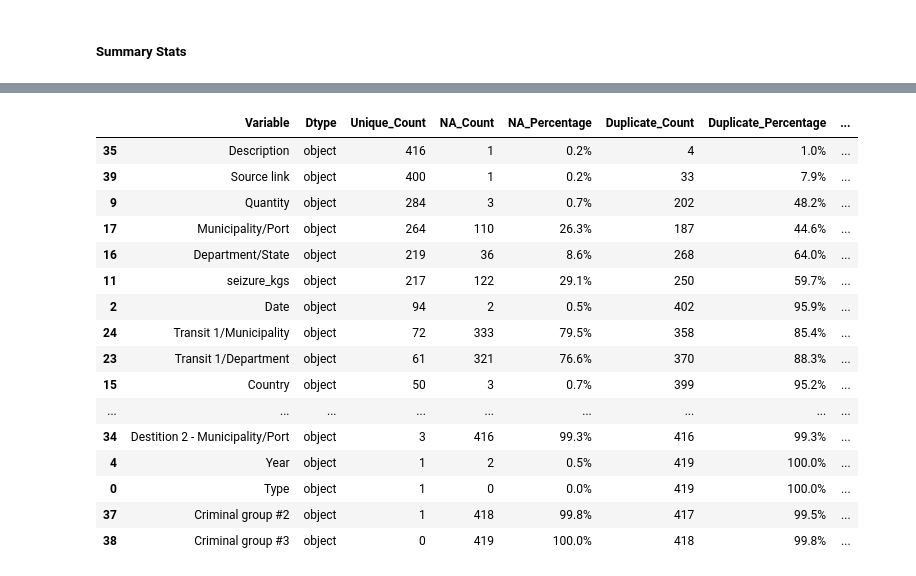
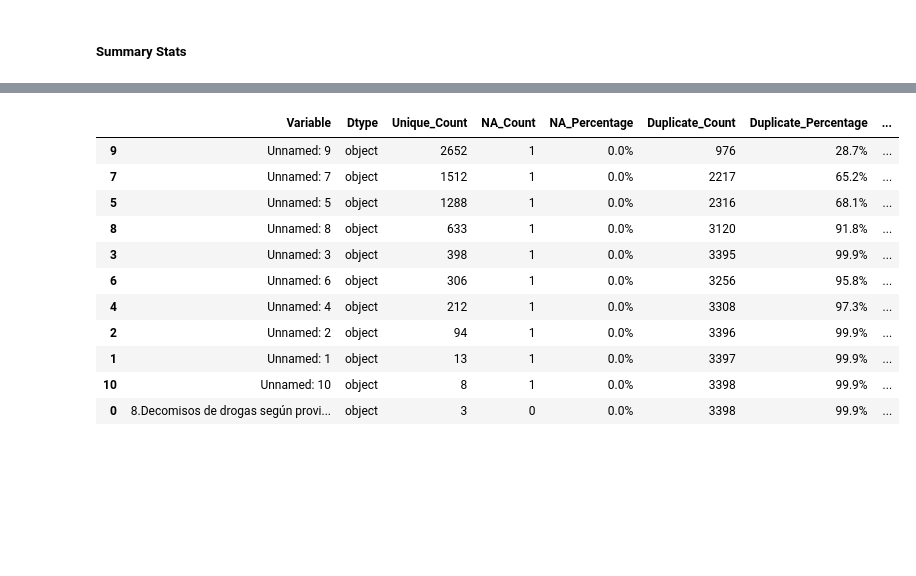
Before and after one commit to FelipeVillota/costa-rica-presentation, a Jupyter notebook: cr-script.ipynb, the cells around one changed output, grey strips where cells are left out. Saved outputs shown, nothing was run; the diff lists cells and outputs as text; code cells hidden in the pictures; blank space fills up the shorter version.

```diff
--- a/cr-script.ipynb
+++ b/cr-script.ipynb
@@ -62,9 +62,9 @@ from io import BytesIO
 ### Loading Data
 # %%
 # Use raw GitHub URLs
-url_homicidios = "https://github.com/FelipeVillota/costa-rica-presentation/raw/main/data/raw/CR-homicidios-dolosos-2010-2024.xlsx"
-url_control_ods = "https://github.com/FelipeVillota/costa-rica-presentation/raw/main/data/raw/Control_de_la_Oferta_ODS_SW1.xlsx"
+url_homicides = "https://github.com/FelipeVillota/costa-rica-presentation/raw/main/data/raw/homicides-2010-2024.xlsx"
+url_seizures = "https://github.com/FelipeVillota/costa-rica-presentation/raw/main/data/raw/seizures-2019-2024.xlsx"
 
 # Get file content
-response1 = requests.get(url_homicidios)
-response2 = requests.get(url_control_ods)
+response1 = requests.get(url_homicides)
+response2 = requests.get(url_seizures)
@@ -80,2 +71,11 @@ control_ods_sheet_8 = list(control_ods_sheets.values())[0]
+# %%
+# Load all sheets from each Excel file as separate DataFrames
+homicides_sheets = pd.read_excel(BytesIO(response1.content), engine='openpyxl', sheet_name=None)
+seizures_sheets = pd.read_excel(BytesIO(response2.content), engine='openpyxl', sheet_name=None)
+seizures_df = seizures_sheets['8']
+
+# Here there are dictionaries where keys are sheet names and values are DataFrames
+#
+homicides_sheets = list(homicides_sheets.values())[0]
 # %%
 
@@ -133,35 +172,28 @@ print("✓ Converted empty strings/whitespace to NA values")
 # %% [markdown]
 ##### Summary Stats
 # %%
-def get_dataframe_summary(df):
+def get_dataframe_summary(seizures_df):
     # --- General DataFrame Info ---
     general_info = {
-        "Shape": f"{df.shape[0]} rows × {df.shape[1]} cols",
-        "Memory Usage": f"{df.memory_usage(deep=True).sum() / (1024 ** 2):.2f} MB",
-        "Columns with NA": f"{df.isna().any().sum()} / {len(df.columns)}",
-        "Duplicate Rows": f"{df.duplicated().sum()} ({(df.duplicated().mean() * 100):.1f}%)",
-        "Numeric Columns": f"{df.select_dtypes(include='number').shape[1]}",
-        "Categorical Columns": f"{df.select_dtypes(include=['object', 'category']).shape[1]}",
-        "Datetime Columns": f"{df.select_dtypes(include='datetime').shape[1]}"
+        "Shape": f"{seizures_df.shape[0]} rows × {seizures_df.shape[1]} cols",
+        "Memory Usage": f"{seizures_df.memory_usage(deep=True).sum() / (1024 ** 2):.2f} MB",
+        "Columns with NA": f"{seizures_df.isna().any().sum()} / {len(seizures_df.columns)}",
+        "Duplicate Rows": f"{seizures_df.duplicated().sum()} ({(seizures_df.duplicated().mean() * 100):.1f}%)",
+        "Numeric Columns": f"{seizures_df.select_dtypes(include='number').shape[1]}",
+        "Categorical Columns": f"{seizures_df.select_dtypes(include=['object', 'category']).shape[1]}",
+        "Datetime Columns": f"{seizures_df.select_dtypes(include='datetime').shape[1]}"
     }
 
-  # --- Compute dropdown options per column ---
-    dropdown_options_dict = {
-        col: dropdown_options.get(col, [])
-        for col in df.columns
-    }
     # --- Column-Level Stats ---
     column_stats = pd.DataFrame({
-        'Variable': df.columns,
-        'Dtype': df.dtypes.values,
-        'Unique_Count': df.nunique().values,
-        'NA_Count': df.isna().sum().values,
-        'NA_Percentage': (df.isna().mean() * 100).round(1).values,
-        'Duplicate_Count': df.apply(lambda col: col.duplicated(keep=False).sum()).values,
-        'Duplicate_Percentage': (df.apply(lambda col: col.duplicated(keep=False).mean()) * 100).round(1).values,
-        'Unique_Values': df.apply(lambda x: x.drop_duplicates().tolist()).values,
-        'Dropdown_Options': [dropdown_options_dict[col] for col in df.columns],
-        'Dropdown_Option_Count': [len(dropdown_options_dict[col]) for col in df.columns]
+        'Variable': seizures_df.columns,
+        'Dtype': seizures_df.dtypes.values,
+        'Unique_Count': seizures_df.nunique().values,
+        'NA_Count': seizures_df.isna().sum().values,
+        'NA_Percentage': (seizures_df.isna().mean() * 100).round(1).values,
+        'Duplicate_Count': seizures_df.apply(lambda col: col.duplicated(keep=False).sum()).values,
+        'Duplicate_Percentage': (seizures_df.apply(lambda col: col.duplicated(keep=False).mean()) * 100).round(1).values,
+        'Unique_Values': seizures_df.apply(lambda x: x.drop_duplicates().tolist()).values
     }).sort_values('Unique_Count', ascending=False)
 
 
@@ -172,7 +204,7 @@ def get_dataframe_summary(df):
     return general_info, column_stats
 
 # Run the summary
-general_info, column_stats = get_dataframe_summary(df)
+general_info, column_stats = get_dataframe_summary(seizures_df)
 
 # Print General Info
 print("=== GENERAL DATAFRAME INFO ===")
@@ -193,20 +225,15 @@ Categorical Columns: 41
 Datetime Columns: 0
 
 === COLUMN-LEVEL STATISTICS ===
 |  | Variable | Dtype | Unique_Count | NA_Count | NA_Percentage | Duplicate_Count | Duplicate_Percentage | ... |
-| 35 | Description | object | 416 | 1 | 0.2% | 4 | 1.0% | ... |
-| 39 | Source link | object | 400 | 1 | 0.2% | 33 | 7.9% | ... |
-| 9 | Quantity | object | 284 | 3 | 0.7% | 202 | 48.2% | ... |
-| 17 | Municipality/Port | object | 264 | 110 | 26.3% | 187 | 44.6% | ... |
-| 16 | Department/State | object | 219 | 36 | 8.6% | 268 | 64.0% | ... |
-| 11 | seizure_kgs | object | 217 | 122 | 29.1% | 250 | 59.7% | ... |
-| 2 | Date | object | 94 | 2 | 0.5% | 402 | 95.9% | ... |
-| 24 | Transit 1/Municipality | object | 72 | 333 | 79.5% | 358 | 85.4% | ... |
-| 23 | Transit 1/Department | object | 61 | 321 | 76.6% | 370 | 88.3% | ... |
-| 15 | Country | object | 50 | 3 | 0.7% | 399 | 95.2% | ... |
-| ... | ... | ... | ... | ... | ... | ... | ... | ... |
-| 34 | Destition 2 - Municipality/Port | object | 3 | 416 | 99.3% | 416 | 99.3% | ... |
-| 4 | Year | object | 1 | 2 | 0.5% | 419 | 100.0% | ... |
-| 0 | Type | object | 1 | 0 | 0.0% | 419 | 100.0% | ... |
-| 37 | Criminal group #2 | object | 1 | 418 | 99.8% | 417 | 99.5% | ... |
-| 38 | Criminal group #3 | object | 0 | 419 | 100.0% | 418 | 99.8% | ... |
+| 9 | Unnamed: 9 | object | 2652 | 1 | 0.0% | 976 | 28.7% | ... |
+| 7 | Unnamed: 7 | object | 1512 | 1 | 0.0% | 2217 | 65.2% | ... |
+| 5 | Unnamed: 5 | object | 1288 | 1 | 0.0% | 2316 | 68.1% | ... |
+| 8 | Unnamed: 8 | object | 633 | 1 | 0.0% | 3120 | 91.8% | ... |
+| 3 | Unnamed: 3 | object | 398 | 1 | 0.0% | 3395 | 99.9% | ... |
+| 6 | Unnamed: 6 | object | 306 | 1 | 0.0% | 3256 | 95.8% | ... |
+| 4 | Unnamed: 4 | object | 212 | 1 | 0.0% | 3308 | 97.3% | ... |
+| 2 | Unnamed: 2 | object | 94 | 1 | 0.0% | 3396 | 99.9% | ... |
+| 1 | Unnamed: 1 | object | 13 | 1 | 0.0% | 3397 | 99.9% | ... |
+| 10 | Unnamed: 10 | object | 8 | 1 | 0.0% | 3398 | 99.9% | ... |
+| 0 | 8.Decomisos de drogas según provi... | object | 3 | 0 | 0.0% | 3398 | 99.9% | ... |
```
Also changed, not shown: parts of 9 cells of this notebook, 1 other file.
